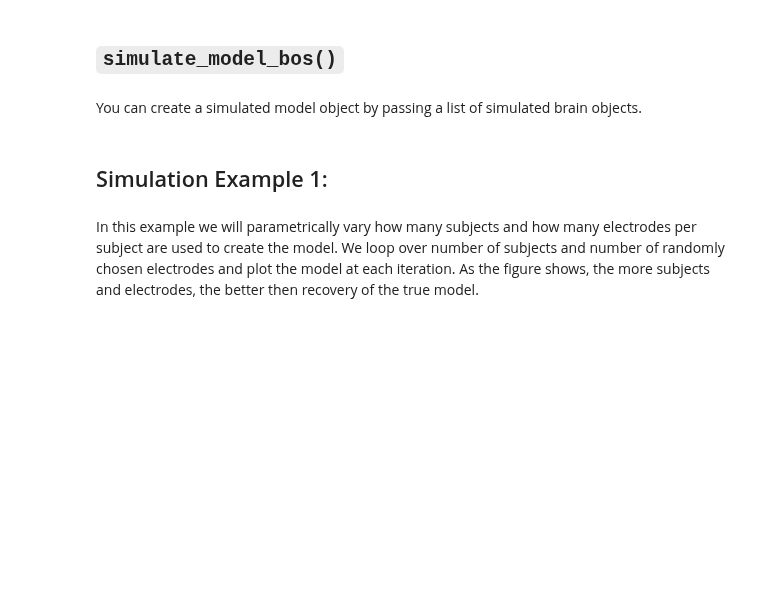
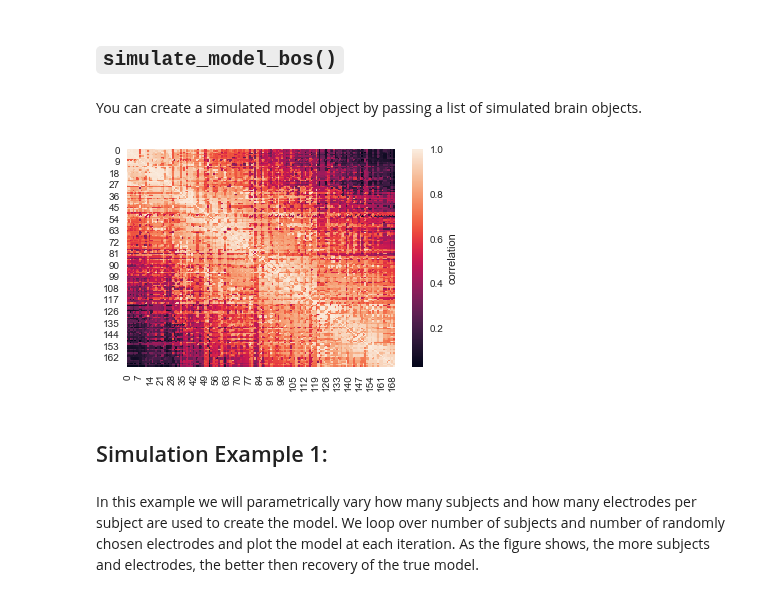
Before and after one commit to ContextLab/supereeg, a Jupyter notebook: docs/tutorial/simulate_objects.ipynb, the cells around one changed output. Cells and saved outputs as stored; diff of their text form; code cells hidden in the pictures; blank space fills up the shorter version.

```diff
--- a/docs/tutorial/simulate_objects.ipynb
+++ b/docs/tutorial/simulate_objects.ipynb
@@ -83,14 +110,16 @@ You can create a simulated model object by passing a list of simulated brain obj
 # %%
 # list of 5 simulated brain objects, each with 20 locations, for model
 model_bos = [se.simulate_model_bos(n_samples=100, sample_rate=1000, sample_locs=20,
                                    locs=locs, cov=R) for x in range(5)]
 
 # create model from list of brain objects
 model = se.Model(data=model_bos, locs=locs)
 
 # plot the model
-model.plot()
+model.plot_data()
 plt.show()
+# %% [output]
+[figure, added]
 # %% [markdown]
 ## Simulation Example 1:
 # %% [markdown]
```
Also changed, not shown: parts of 7 cells of this notebook, 28 other files.
